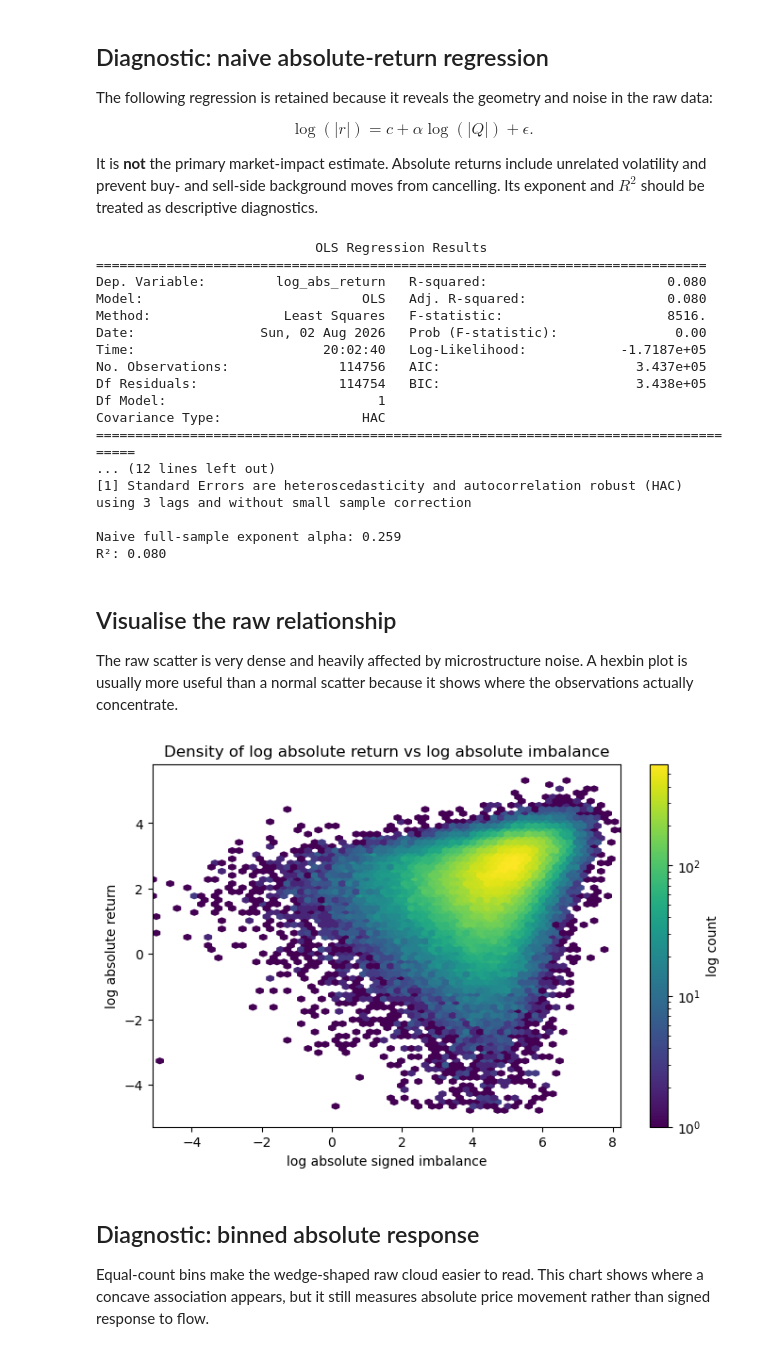
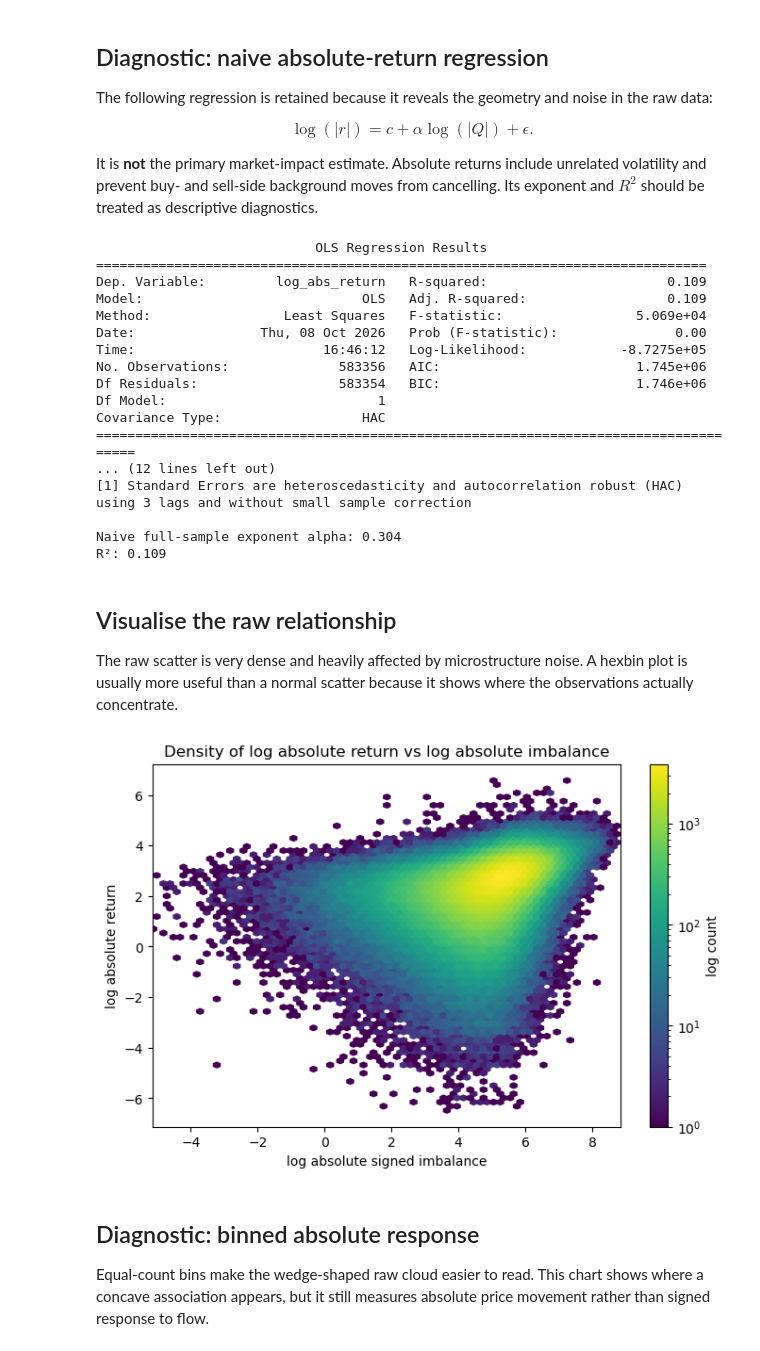
Before and after one commit to pdmillington/market-impact-research, a Jupyter notebook: crypto-impact-study/notebooks/PowerLawImpact.ipynb, the cells around one changed output. Saved outputs shown, nothing was run; the diff lists cells and outputs as text; code cells hidden in the pictures.

Commit message:
Changes to PowerImpactLaw and some figures.

```diff
--- a/crypto-impact-study/notebooks/PowerLawImpact.ipynb
+++ b/crypto-impact-study/notebooks/PowerLawImpact.ipynb
@@ -49,8 +49,9 @@ from scipy import stats
 # Make imports work whether the notebook is opened from notebooks/ or from the project root.
 NOTEBOOK_DIR = Path.cwd()
 PROJECT_DIR = NOTEBOOK_DIR.parent if NOTEBOOK_DIR.name == "notebooks" else NOTEBOOK_DIR
-if str(PROJECT_DIR) not in sys.path:
-    sys.path.insert(0, str(PROJECT_DIR))
+for path in (PROJECT_DIR, PROJECT_DIR / "src"):  # src/: modules import each other as crypto_impact.*
+    if str(path) not in sys.path:
+        sys.path.insert(0, str(path))
 
 from src.crypto_impact.binning import (
     bin_impact_by_shared_edges,
@@ -87,14 +88,29 @@ If a `bars` DataFrame already exists in the notebook kernel, this cell will reus
 
 For a quick first run, set `MAX_FILES = 1`. For the full sample, set `MAX_FILES = None`.
 # %%
-DATA_DIR = Path("/Users/petermillington/research/market-impact-research/crypto-impact-study/data/raw/BTCUSDT_monthly")
+import os
+
+# Corrected trade events (one event per same-sign run of fills at a millisecond
+# timestamp, priced at the run's last fill; scripts/export_paper_events.py), on the
+# shared data drive. The legacy files in data/raw/BTCUSDT_monthly (first-fill price
+# and sign per timestamp, 2025-01..2026-05) are no longer used.
+SHARED_ACADEMIC = PROJECT_DIR.parent / "shared-data" / "features" / "academic" / "symbol=BTCUSDT"
+DATA_DIR = Path(os.environ.get("CRYPTO_IMPACT_DATA_DIR", SHARED_ACADEMIC / "paper_events_v2"))
+SAMPLE_START = os.environ.get("CRYPTO_IMPACT_SAMPLE_START", "2021-01")
+SAMPLE_END = os.environ.get("CRYPTO_IMPACT_SAMPLE_END", "2026-08")
+assert SAMPLE_END <= "2026-08", "Data from 2026-09 onward is reserved for the alpha-search P-006 test."
 TRADES_PER_BAR = 4_000
 MAX_FILES = None  # use 1 for a quick smoke run; None for all files
 
-FIGURE_DIR = PROJECT_DIR / "reports" / "figures"
+# Redo outputs sit beside the other full-sample notebook reruns, so the paper's
+# original reports/figures are not overwritten.
+FIGURE_DIR = Path(os.environ.get("CRYPTO_IMPACT_FIGURE_DIR", PROJECT_DIR / "reports" / "redo" / "paper" / "figures"))
 FIGURE_DIR.mkdir(parents=True, exist_ok=True)
 
-files = sorted(DATA_DIR.glob("BTCUSDT-trades-*.parquet"))
+files = sorted(
+    path for path in DATA_DIR.glob("BTCUSDT-trades-*.parquet")
+    if SAMPLE_START <= path.stem.removeprefix("BTCUSDT-trades-") <= SAMPLE_END
+)
 if MAX_FILES is not None:
     files = files[:MAX_FILES]
 
@@ -226,21 +242,21 @@ print(f"R²: {r2:.3f}")
 # %% [output]
                             OLS Regression Results
 ==============================================================================
-Dep. Variable:         log_abs_return   R-squared:                       0.080
-Model:                            OLS   Adj. R-squared:                  0.080
-Method:                 Least Squares   F-statistic:                     8516.
-Date:                Sun, 02 Aug 2026   Prob (F-statistic):               0.00
-Time:                        20:02:40   Log-Likelihood:            -1.7187e+05
-No. Observations:              114756   AIC:                         3.437e+05
-Df Residuals:                  114754   BIC:                         3.438e+05
+Dep. Variable:         log_abs_return   R-squared:                       0.109
+Model:                            OLS   Adj. R-squared:                  0.109
+Method:                 Least Squares   F-statistic:                 5.069e+04
+Date:                Thu, 08 Oct 2026   Prob (F-statistic):               0.00
+Time:                        16:46:12   Log-Likelihood:            -8.7275e+05
+No. Observations:              583356   AIC:                         1.745e+06
+Df Residuals:                  583354   BIC:                         1.746e+06
 Df Model:                           1
 Covariance Type:                  HAC
 =====================================================================================
 ... (12 lines left out)
 [1] Standard Errors are heteroscedasticity and autocorrelation robust (HAC) using 3 lags and without small sample correction
 
-Naive full-sample exponent alpha: 0.259
-R²: 0.080
+Naive full-sample exponent alpha: 0.304
+R²: 0.109
 # %% [markdown]
 ## Visualise the raw relationship
 
@@ -248,33 +264,36 @@ The raw scatter is very dense and heavily affected by microstructure noise. A he
 # %%
 
 
 plot_data = analysis[["log_abs_imbalance", "log_abs_return", "signed_current_impact_bps"]].dropna().copy()
 
+x_lower, x_upper = plot_data["log_abs_imbalance"].quantile(
+    [0.00001, 0.99999]
+)
+# Bin only the plotted window: hexbin sizes its grid over the data's full range,
+# so extreme outliers outside the window would otherwise coarsen the hexagons.
+window = plot_data["log_abs_imbalance"].between(x_lower, x_upper)
+
 plt.figure(figsize=(8, 5))
 plt.hexbin(
-    plot_data["log_abs_imbalance"],
-    plot_data["log_abs_return"],
+    plot_data.loc[window, "log_abs_imbalance"],
+    plot_data.loc[window, "log_abs_return"],
     gridsize=70,
     bins="log",
     cmap="viridis",
 )
 plt.colorbar(label="log count")
-
-x_lower, x_upper = plot_data["log_abs_imbalance"].quantile(
-    [0.00001, 0.99999]
-)
 
 plt.xlim(x_lower, x_upper)
 
 plt.xlabel("log absolute signed imbalance")
 plt.ylabel("log absolute return")
 plt.title("Density of log absolute return vs log absolute imbalance")
 
 plt.savefig(FIGURE_DIR / "01_log_abs_return_vs_imbalance_hexbin.pdf")
 
 plt.show()
 # %% [output]
-[figure, old version]
+[figure, new version]
 # %% [markdown]
 ## Diagnostic: binned absolute response
 
```
Also changed, not shown: parts of 32 cells of this notebook, 13 other files.
